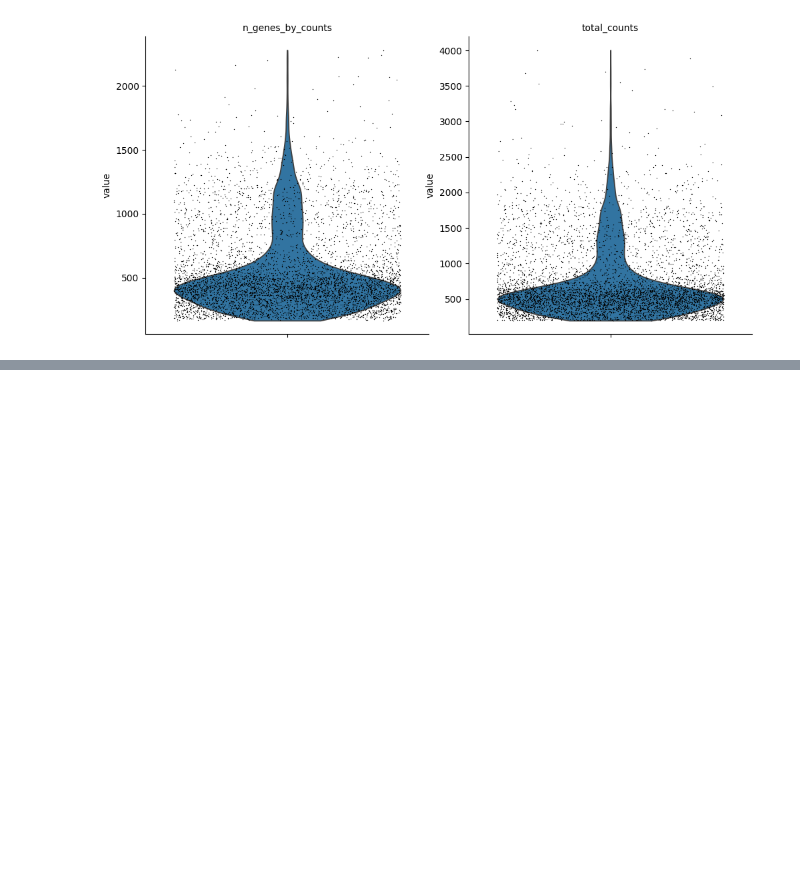
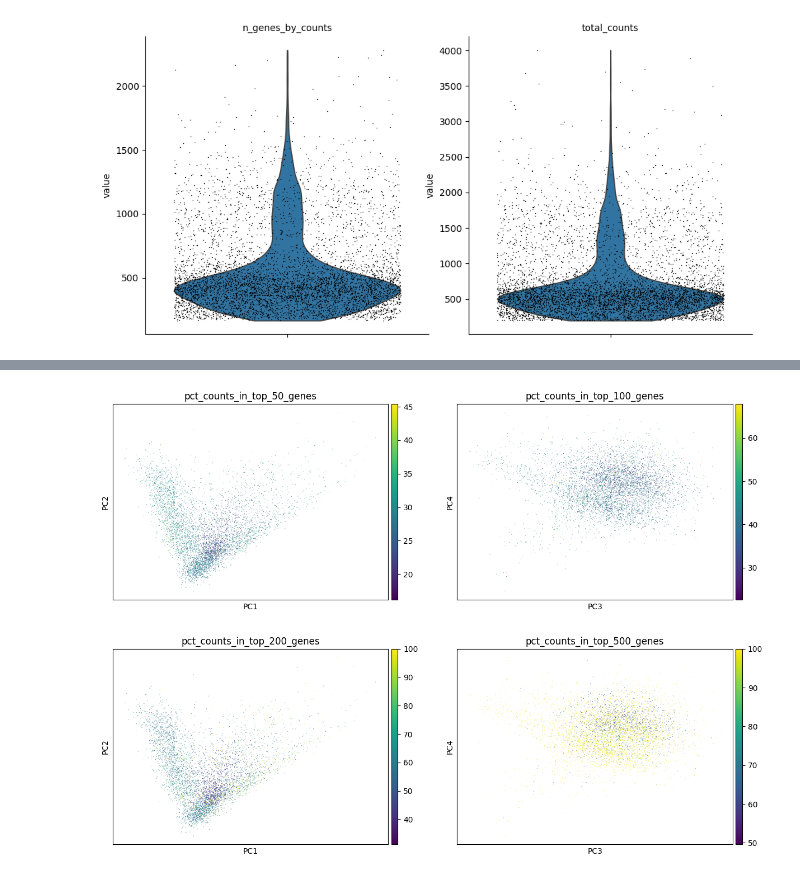
Before and after one commit to pizzaglitch/RNA-Sequencing, a Jupyter notebook: annData.ipynb, the cells around one changed output, grey strips where cells are left out. Saved outputs shown, nothing was run; the diff lists cells and outputs as text; code cells hidden in the pictures; blank space fills up the shorter version.

```diff
--- a/annData.ipynb
+++ b/annData.ipynb
@@ -59,0 +89,10 @@ sc.pl.violin(
+# %%
+sc.pl.pca(
+    adata,
+    color=["pct_counts_in_top_50_genes", "pct_counts_in_top_100_genes", "pct_counts_in_top_200_genes", "pct_counts_in_top_500_genes"],
+    dimensions=[(0, 1), (2, 3), (0, 1), (2, 3)],
+    ncols=2,
+    size=2,
+)
+# %% [output]
+[figure, added]
```
Also changed, not shown: parts of 9 cells of this notebook.
